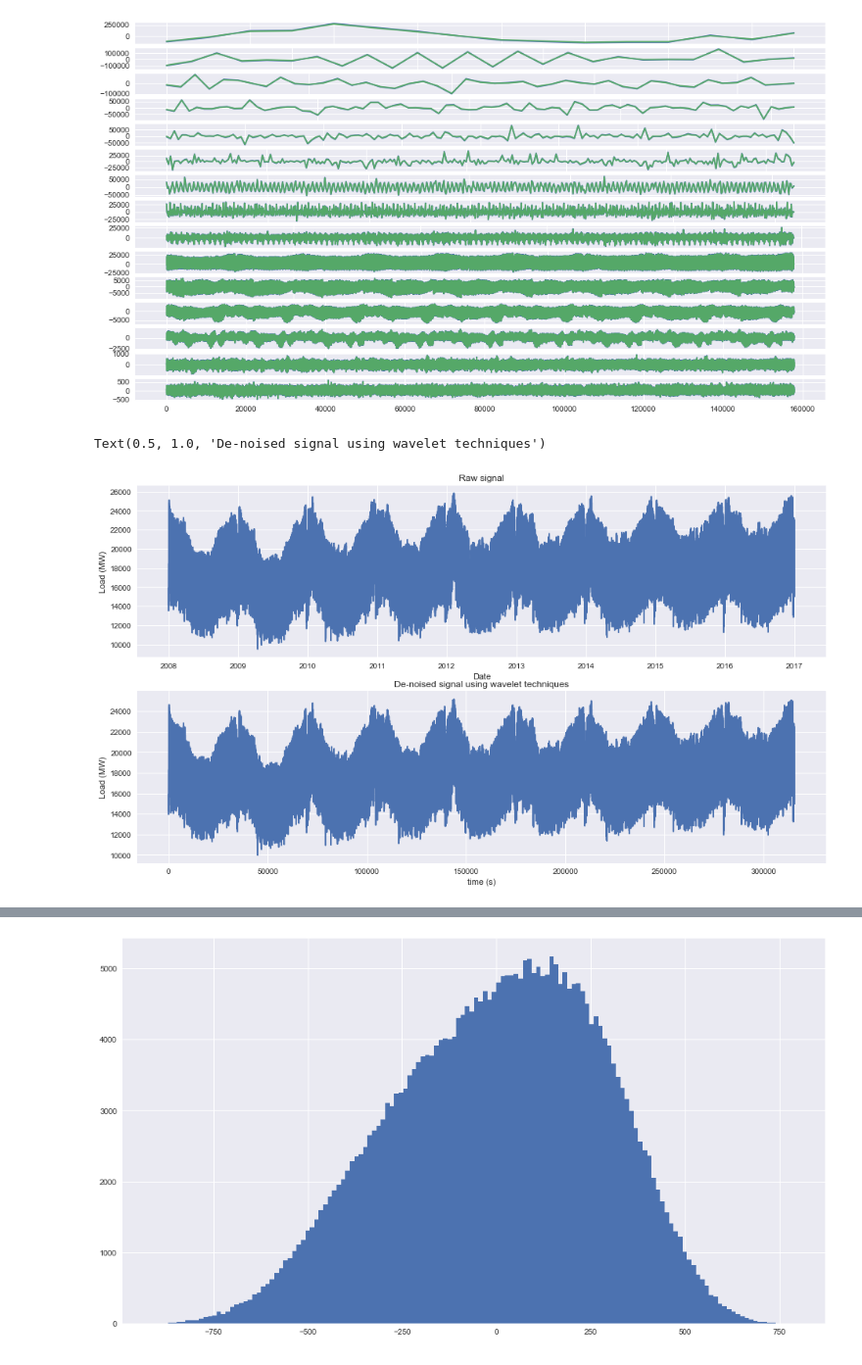
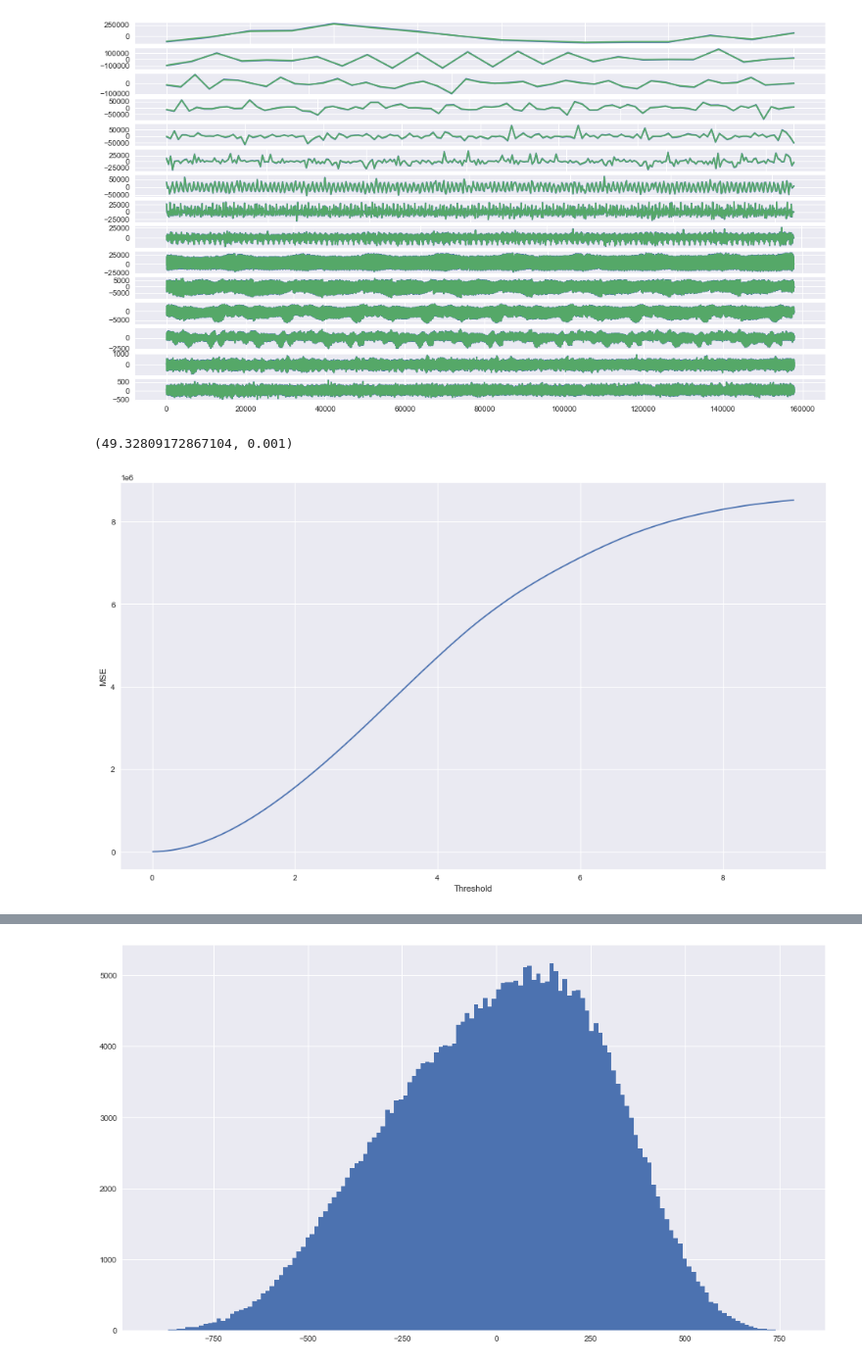
Before and after one commit to Nuelam9/Report-2, a Jupyter notebook: Wavelet_denoising.ipynb, the cells around one changed output, grey strips where cells are left out. Shown: that part at 98% size. Cells and saved outputs as stored; diff of their text form; code cells hidden in the pictures.

Commit message:
Added wavelt_forecasting func and mse computation

```diff
--- a/Wavelet_denoising.ipynb
+++ b/Wavelet_denoising.ipynb
@@ -7,10 +8,11 @@ plt.rcParams['figure.figsize'] = [16, 9]
 from datetime import timedelta
 import pywt
 # %%
-data = pd.read_csv("Data/daneOkresoweKSE.csv", sep=';', skiprows=1, names=['Date', 'Hour', 'Minute', 'Load'])
-Electric = data.copy()
+df = pd.read_csv("Data/daneOkresoweKSE.csv", sep=';', skiprows=1, names=['Date', 'Hour', 'Minute', 'Load'])
+Electric = df.copy()
 Electric['Date'] = pd.to_datetime(Electric.Date)
 Electric.loc[Electric.Hour == 24, 'Date'] = Electric.loc[Electric.Hour == 24, 'Date'] + timedelta(days=1)
 Electric.loc[Electric.Hour == 24, 'Hour'] = 0
 Electric.Date = pd.to_datetime(Electric.Date.astype(str) + ' ' + Electric['Hour'].astype(str) + ':' + Electric.Minute.astype(str) + ':00')
+Electric['Seconds'] = (Electric.Date - Electric.Date[0]).dt.total_seconds()
 Electric.set_index('Date', inplace=True)
@@ -17 +36,17 @@ Electric.set_index('Date', inplace=True)
+# %%
+def wavelet_forecasting(data=Electric.Load.to_numpy(), wavelet='sym4',
+                        threshold=0.04):
+    maxlev = pywt.dwt_max_level(len(data), wavelet)
+    # Threshold for filtering
+
+    # Decompose into wavelet components, to the level selected
+    coeffs = pywt.wavedec(data, wavelet, level=maxlev)
+
+    # Apply threshold to detail coefficients
+    for i in range(1, len(coeffs)):
+        coeffs[i] = pywt.threshold(coeffs[i], threshold*max(coeffs[i]))
+
+    # Multilevel 1D Inverse Discrete Wavelet Transform
+    datarec = pywt.waverec(coeffs, wavelet)
+    return datarec
 # %%
@@ -36,18 +70,17 @@ maximum level is 15
 [figure]
 # %%
 datarec = pywt.waverec(coeffs, 'sym4')
-# %%
-plt.figure()
-plt.subplot(2, 1, 1)
-plt.plot(Electric.Load)
-plt.xlabel('Date')
-plt.ylabel('Load (MW)')
-plt.title("Raw signal")
-plt.subplot(2, 1, 2)
-plt.plot(datarec)
-plt.xlabel('time (s)')
-plt.ylabel('Load (MW)')
-plt.title("De-noised signal using wavelet techniques")
-# %% [output]
-Text(0.5, 1.0, 'De-noised signal using wavelet techniques')
-[figure, removed]
+# %%
+mses = []
+for thr in np.arange(0.001, 0.9, 0.001):
+    tmp = mse(wavelet_forecasting(threshold=thr), df.Load.to_numpy())
+    mses.append(tmp)
+# %%
+plt.plot(np.arange(len(mses)) * 0.01 + 0.01, mses)
+plt.xlabel("Threshold")
+plt.ylabel("MSE")
+
+mses[np.argmin(mses)], np.argmin(mses) * 0.001 + 0.001
+# %% [output]
+(49.32809172867104, 0.001)
+[figure, added]
```
Also changed, not shown: parts of 4 cells of this notebook.
